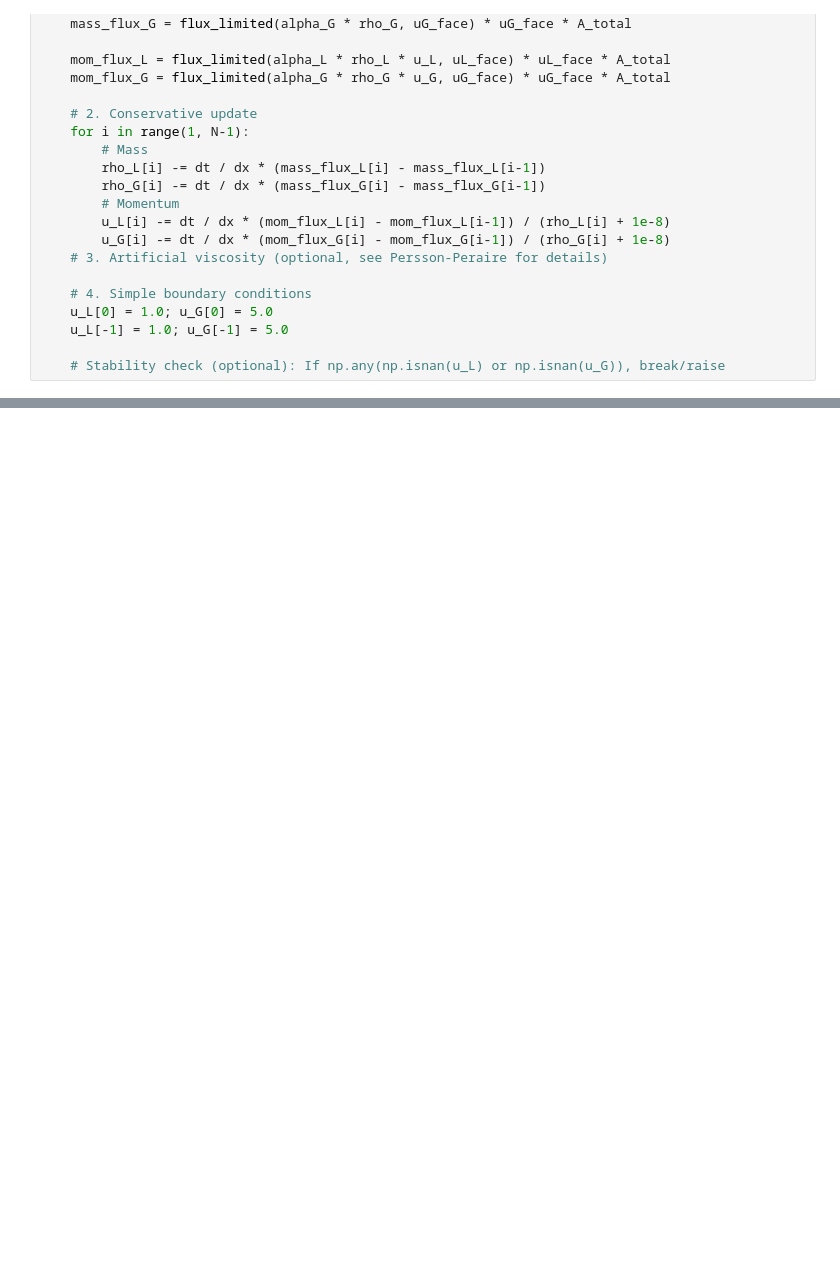
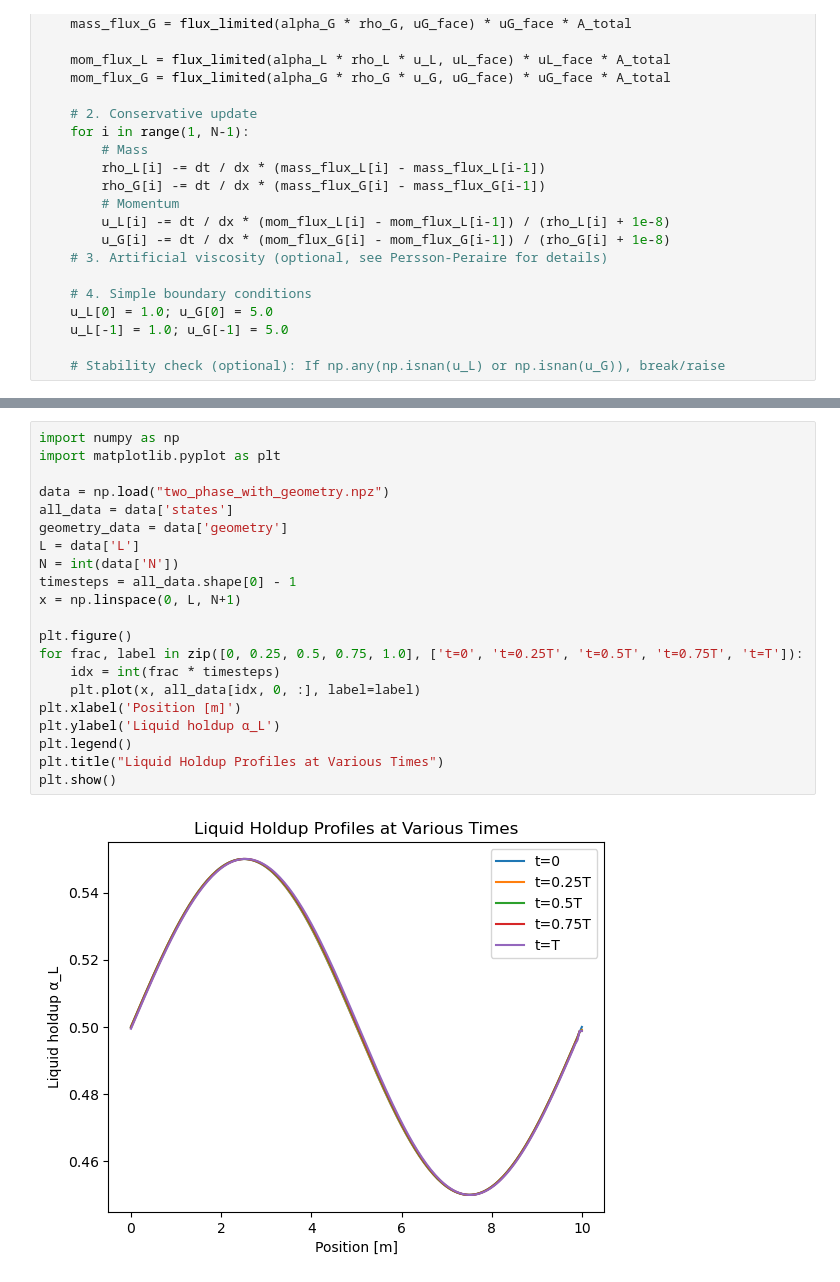
Before and after one commit to skcajs/pandora, a Jupyter notebook: notebooks/simulation_based_inference/multiphase-flow/multiphase-flow copy.ipynb, the cells around one changed output, grey strips where cells are left out. Cells and saved outputs as stored; diff of their text form; blank space fills up the shorter version.

```diff
--- a/notebooks/simulation_based_inference/multiphase-flow/multiphase-flow copy.ipynb
+++ b/notebooks/simulation_based_inference/multiphase-flow/multiphase-flow copy.ipynb
@@ -243,0 +313,23 @@ for step in range(1, timesteps+1):
+# %%
+import numpy as np
+import matplotlib.pyplot as plt
+
+data = np.load("two_phase_with_geometry.npz")
+all_data = data['states']
+geometry_data = data['geometry']
+L = data['L']
+N = int(data['N'])
+timesteps = all_data.shape[0] - 1
+x = np.linspace(0, L, N+1)
+
+plt.figure()
+for frac, label in zip([0, 0.25, 0.5, 0.75, 1.0], ['t=0', 't=0.25T', 't=0.5T', 't=0.75T', 't=T']):
+    idx = int(frac * timesteps)
+    plt.plot(x, all_data[idx, 0, :], label=label)
+plt.xlabel('Position [m]')
+plt.ylabel('Liquid holdup α_L')
+plt.legend()
+plt.title("Liquid Holdup Profiles at Various Times")
+plt.show()
+# %% [output]
+[figure, added]
```
Also changed, not shown: parts of 8 cells of this notebook, 8 other files.
